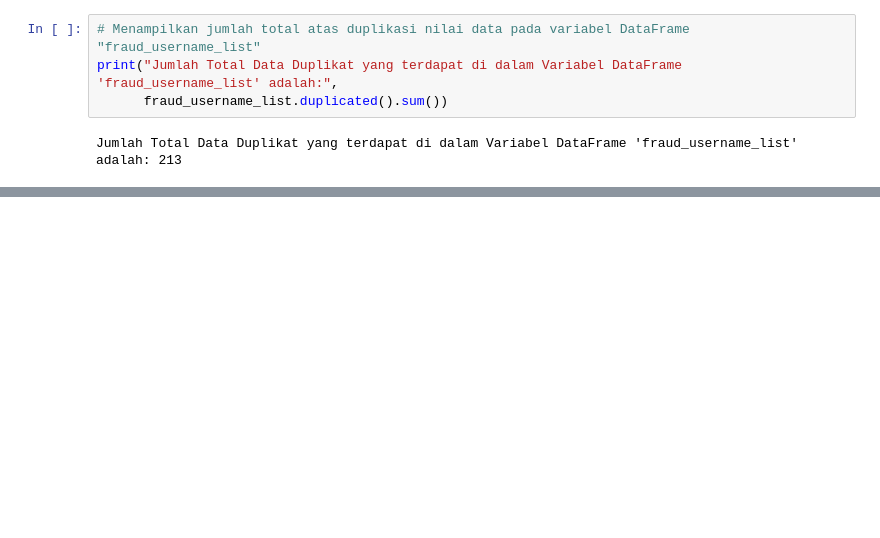
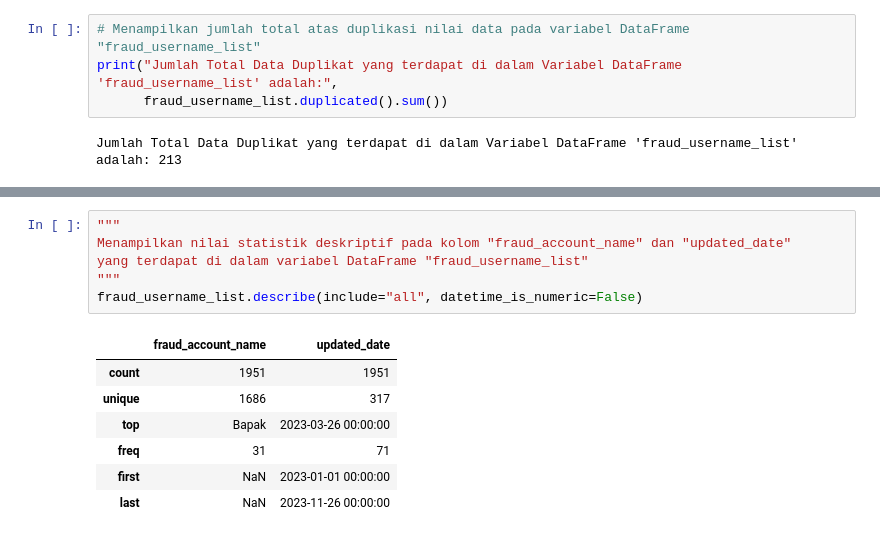
Before and after one commit to pramudianzaheka92/KlasifikasiAkunFraud-BukanFraud, a Jupyter notebook: Klasifikasi Akun Fraud & Bukan Fraud dengan 3 Algoritma Machine Learning.ipynb, the cells around one changed output, grey strips where cells are left out. Saved outputs shown, nothing was run; the diff lists cells and outputs as text; blank space fills up the shorter version.

```diff
--- a/Klasifikasi Akun Fraud & Bukan Fraud dengan 3 Algoritma Machine Learning.ipynb
+++ b/Klasifikasi Akun Fraud & Bukan Fraud dengan 3 Algoritma Machine Learning.ipynb
@@ -530,0 +594,14 @@ Namun seperti yang kita ketahui data-data yang terdapat di dalam variabel DataFr
+# %%
+"""
+Menampilkan nilai statistik deskriptif pada kolom "fraud_account_name" dan "updated_date"
+yang terdapat di dalam variabel DataFrame "fraud_username_list"
+"""
+fraud_username_list.describe(include="all", datetime_is_numeric=False)
+# %% [output]
+|  | fraud_account_name | updated_date |
+| count | 1951 | 1951 |
+| unique | 1686 | 317 |
+| top | Bapak | 2023-03-26 00:00:00 |
+| freq | 31 | 71 |
+| first | NaN | 2023-01-01 00:00:00 |
+| last | NaN | 2023-11-26 00:00:00 |
```
Also changed, not shown: parts of 19 cells of this notebook.
